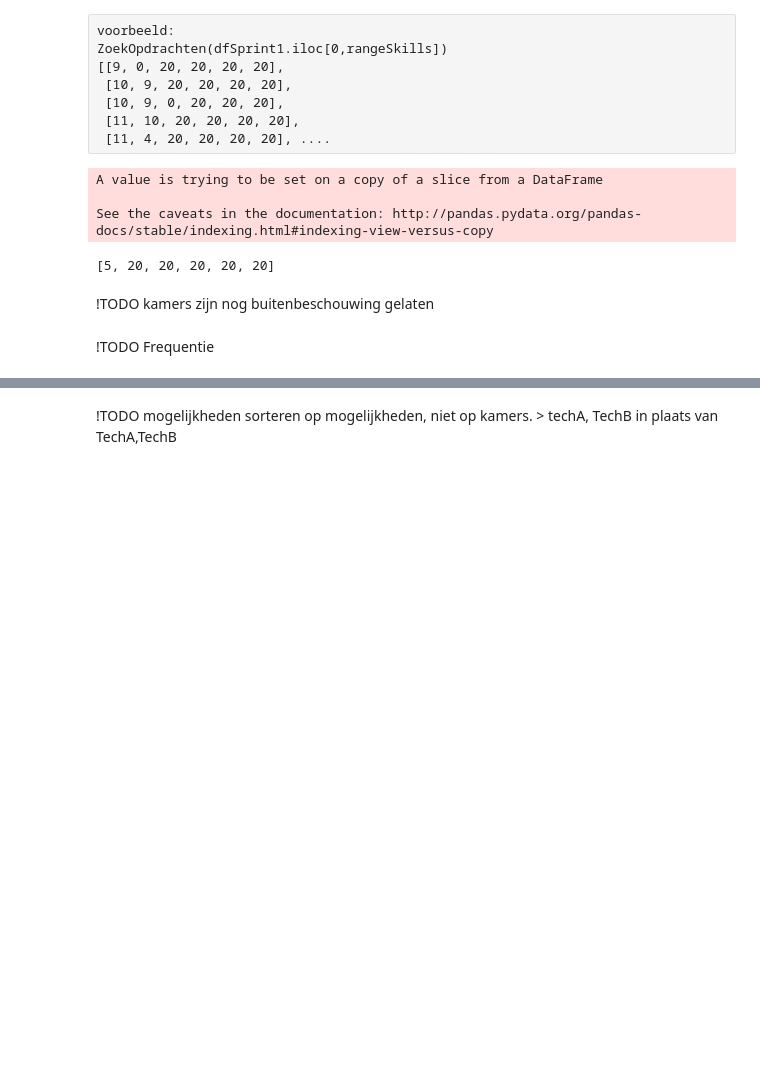
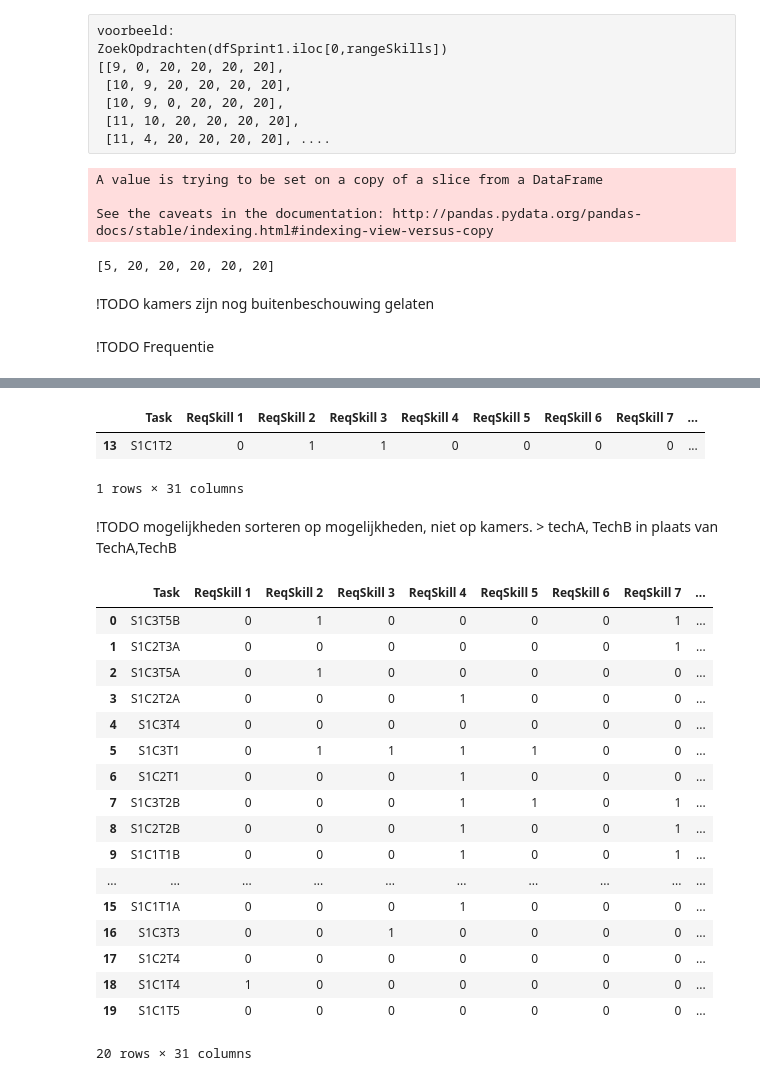
Before and after one commit to Robbertvld/Modelleren, a Jupyter notebook: Verslag.ipynb, the cells around one changed output, grey strips where cells are left out. Cells and saved outputs as stored; diff of their text form; code cells hidden in the pictures; blank space fills up the shorter version.

```diff
--- a/Verslag.ipynb
+++ b/Verslag.ipynb
@@ -570,2 +590,29 @@ tasktest.Mogelijkheden[1].dfMogelijkheden.iloc[5,0]
+# %%
+tasktest
+# %% [output]
+|  | Task | ReqSkill 1 | ReqSkill 2 | ReqSkill 3 | ReqSkill 4 | ReqSkill 5 | ReqSkill 6 | ReqSkill 7 | ... |
+| 13 | S1C1T2 | 0 | 1 | 1 | 0 | 0 | 0 | 0 | ... |
+1 rows × 31 columns
 # %% [markdown]
 !TODO mogelijkheden sorteren op mogelijkheden, niet op kamers. > techA, TechB in plaats van TechA,TechB
+# %%
+dfSprint1
+# %% [output]
+|  | Task | ReqSkill 1 | ReqSkill 2 | ReqSkill 3 | ReqSkill 4 | ReqSkill 5 | ReqSkill 6 | ReqSkill 7 | ... |
+| 0 | S1C3T5B | 0 | 1 | 0 | 0 | 0 | 0 | 1 | ... |
+| 1 | S1C2T3A | 0 | 0 | 0 | 0 | 0 | 0 | 1 | ... |
+| 2 | S1C3T5A | 0 | 1 | 0 | 0 | 0 | 0 | 0 | ... |
+| 3 | S1C2T2A | 0 | 0 | 0 | 1 | 0 | 0 | 0 | ... |
+| 4 | S1C3T4 | 0 | 0 | 0 | 0 | 0 | 0 | 0 | ... |
+| 5 | S1C3T1 | 0 | 1 | 1 | 1 | 1 | 0 | 0 | ... |
+| 6 | S1C2T1 | 0 | 0 | 0 | 1 | 0 | 0 | 0 | ... |
+| 7 | S1C3T2B | 0 | 0 | 0 | 1 | 1 | 0 | 1 | ... |
+| 8 | S1C2T2B | 0 | 0 | 0 | 1 | 0 | 0 | 1 | ... |
+| 9 | S1C1T1B | 0 | 0 | 0 | 1 | 0 | 0 | 1 | ... |
+| ... | ... | ... | ... | ... | ... | ... | ... | ... | ... |
+| 15 | S1C1T1A | 0 | 0 | 0 | 1 | 0 | 0 | 0 | ... |
+| 16 | S1C3T3 | 0 | 0 | 1 | 0 | 0 | 0 | 0 | ... |
+| 17 | S1C2T4 | 0 | 0 | 0 | 0 | 0 | 0 | 0 | ... |
+| 18 | S1C1T4 | 1 | 0 | 0 | 0 | 0 | 0 | 0 | ... |
+| 19 | S1C1T5 | 0 | 0 | 0 | 0 | 0 | 0 | 0 | ... |
+20 rows × 31 columns
```
Also changed, not shown: parts of 12 cells of this notebook.
